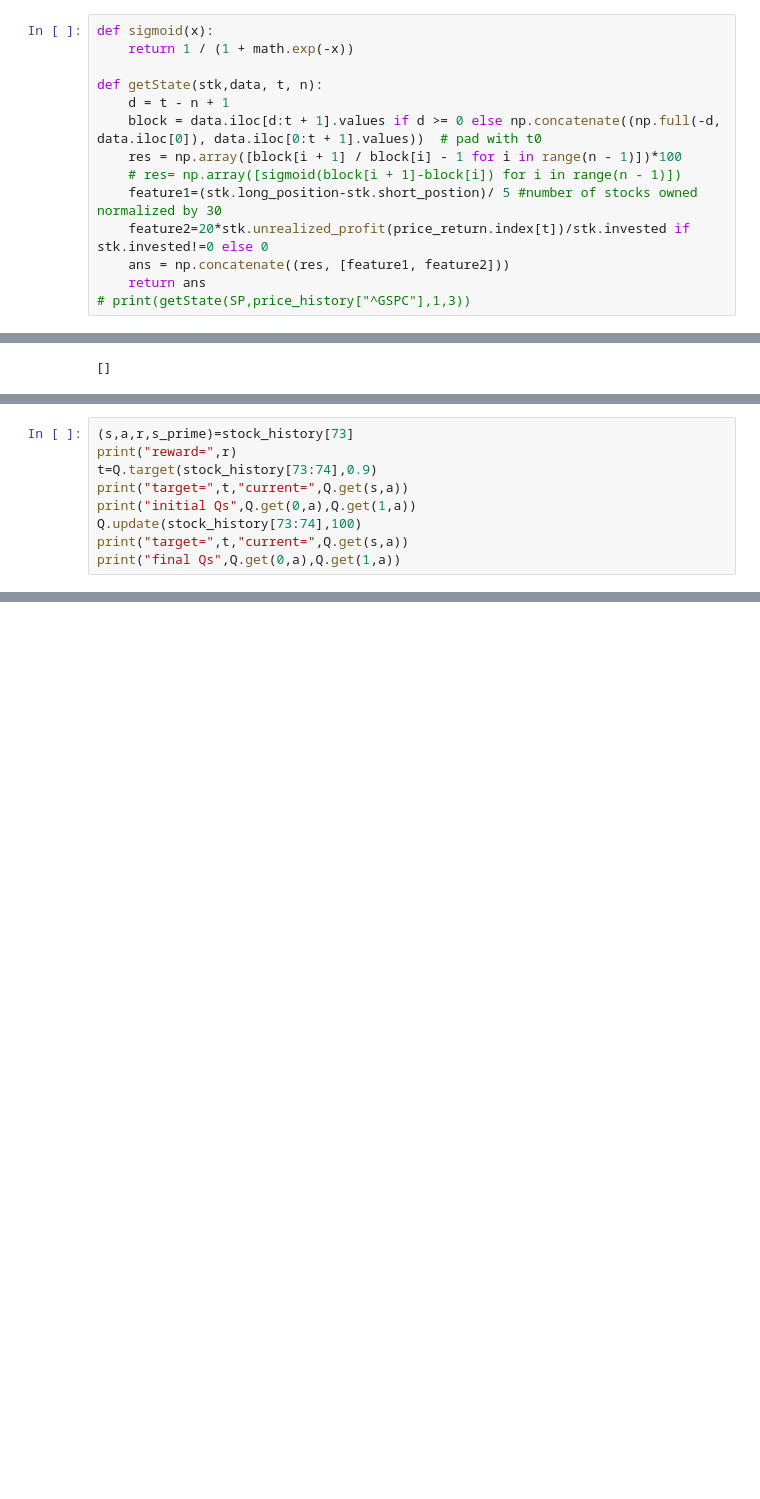
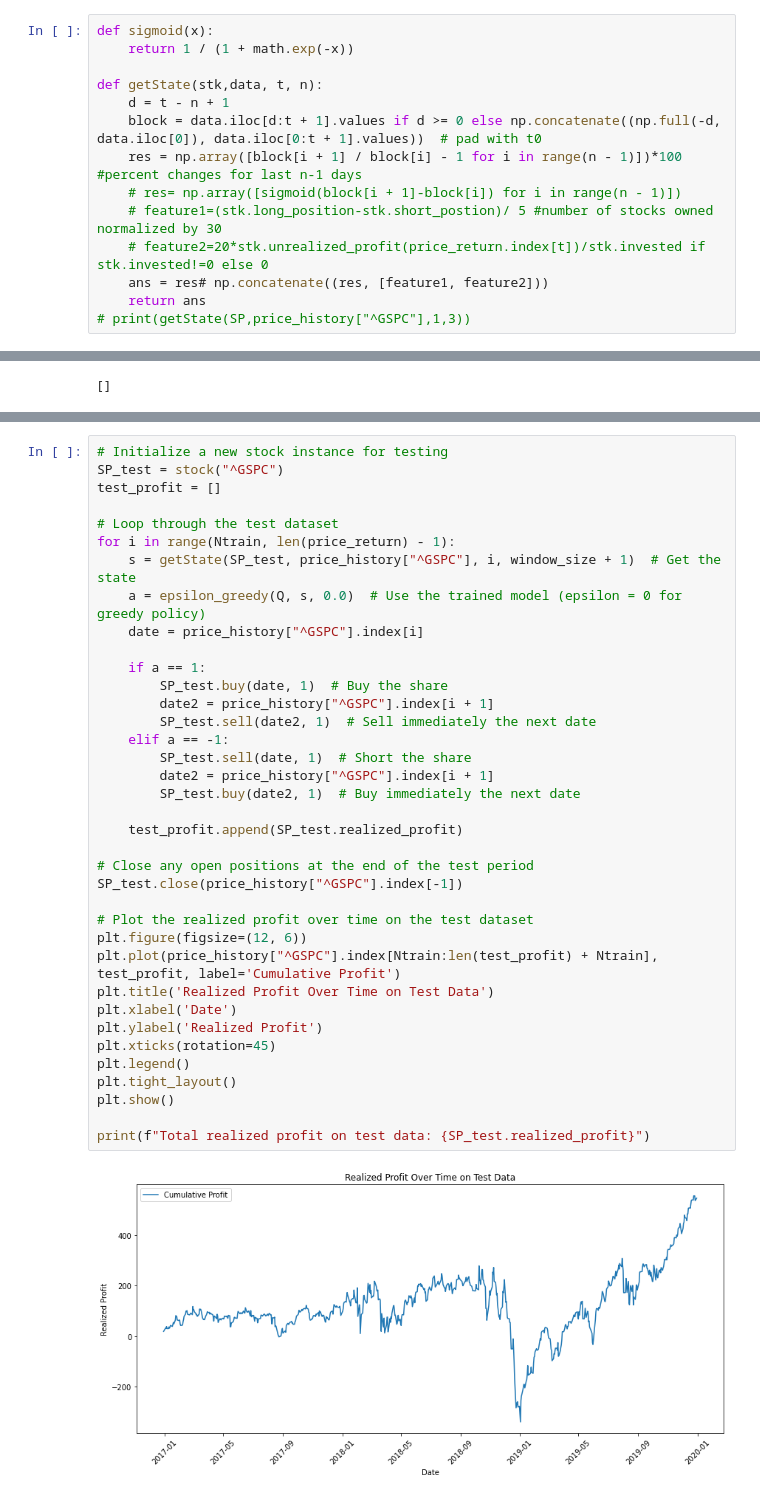
Before and after one commit to pranjal-ralegankar/DQN_trading, a Jupyter notebook: trade_with_deepQ.ipynb, the cells around one changed output, grey strips where cells are left out. Saved outputs shown, nothing was run; the diff lists cells and outputs as text; blank space fills up the shorter version.

```diff
--- a/trade_with_deepQ.ipynb
+++ b/trade_with_deepQ.ipynb
@@ -260,11 +242,11 @@ def sigmoid(x):
 def getState(stk,data, t, n):
     d = t - n + 1
     block = data.iloc[d:t + 1].values if d >= 0 else np.concatenate((np.full(-d, data.iloc[0]), data.iloc[0:t + 1].values))  # pad with t0
-    res = np.array([block[i + 1] / block[i] - 1 for i in range(n - 1)])*100
+    res = np.array([block[i + 1] / block[i] - 1 for i in range(n - 1)])*100 #percent changes for last n-1 days
     # res= np.array([sigmoid(block[i + 1]-block[i]) for i in range(n - 1)])
-    feature1=(stk.long_position-stk.short_postion)/ 5 #number of stocks owned normalized by 30
-    feature2=20*stk.unrealized_profit(price_return.index[t])/stk.invested if stk.invested!=0 else 0
-    ans = np.concatenate((res, [feature1, feature2]))
+    # feature1=(stk.long_position-stk.short_postion)/ 5 #number of stocks owned normalized by 30
+    # feature2=20*stk.unrealized_profit(price_return.index[t])/stk.invested if stk.invested!=0 else 0
+    ans = res# np.concatenate((res, [feature1, feature2]))
     return ans
 # print(getState(SP,price_history["^GSPC"],1,3))
 # %%
@@ -486,9 +433,0 @@ stock_history[73]
-# %%
-(s,a,r,s_prime)=stock_history[73]
-print("reward=",r)
-t=Q.target(stock_history[73:74],0.9)
-print("target=",t,"current=",Q.get(s,a))
-print("initial Qs",Q.get(0,a),Q.get(1,a))
-Q.update(stock_history[73:74],100)
-print("target=",t,"current=",Q.get(s,a))
-print("final Qs",Q.get(0,a),Q.get(1,a))
@@ -505,0 +434,39 @@ Q.get(0.5,a)
+# %%
+# Initialize a new stock instance for testing
+SP_test = stock("^GSPC")
+test_profit = []
+
+# Loop through the test dataset
+for i in range(Ntrain, len(price_return) - 1):
+    s = getState(SP_test, price_history["^GSPC"], i, window_size + 1)  # Get the state
+    a = epsilon_greedy(Q, s, 0.0)  # Use the trained model (epsilon = 0 for greedy policy)
+    date = price_history["^GSPC"].index[i]
+
+    if a == 1:
+        SP_test.buy(date, 1)  # Buy the share
+        date2 = price_history["^GSPC"].index[i + 1]
+        SP_test.sell(date2, 1)  # Sell immediately the next date
+    elif a == -1:
+        SP_test.sell(date, 1)  # Short the share
+        date2 = price_history["^GSPC"].index[i + 1]
+        SP_test.buy(date2, 1)  # Buy immediately the next date
+
+    test_profit.append(SP_test.realized_profit)
+
+# Close any open positions at the end of the test period
+SP_test.close(price_history["^GSPC"].index[-1])
+
+# Plot the realized profit over time on the test dataset
+plt.figure(figsize=(12, 6))
+plt.plot(price_history["^GSPC"].index[Ntrain:len(test_profit) + Ntrain], test_profit, label='Cumulative Profit')
+plt.title('Realized Profit Over Time on Test Data')
+plt.xlabel('Date')
+plt.ylabel('Realized Profit')
+plt.xticks(rotation=45)
+plt.legend()
+plt.tight_layout()
+plt.show()
+
+print(f"Total realized profit on test data: {SP_test.realized_profit}")
+# %% [output]
+[figure, added]
```
Also changed, not shown: parts of 29 cells of this notebook.
